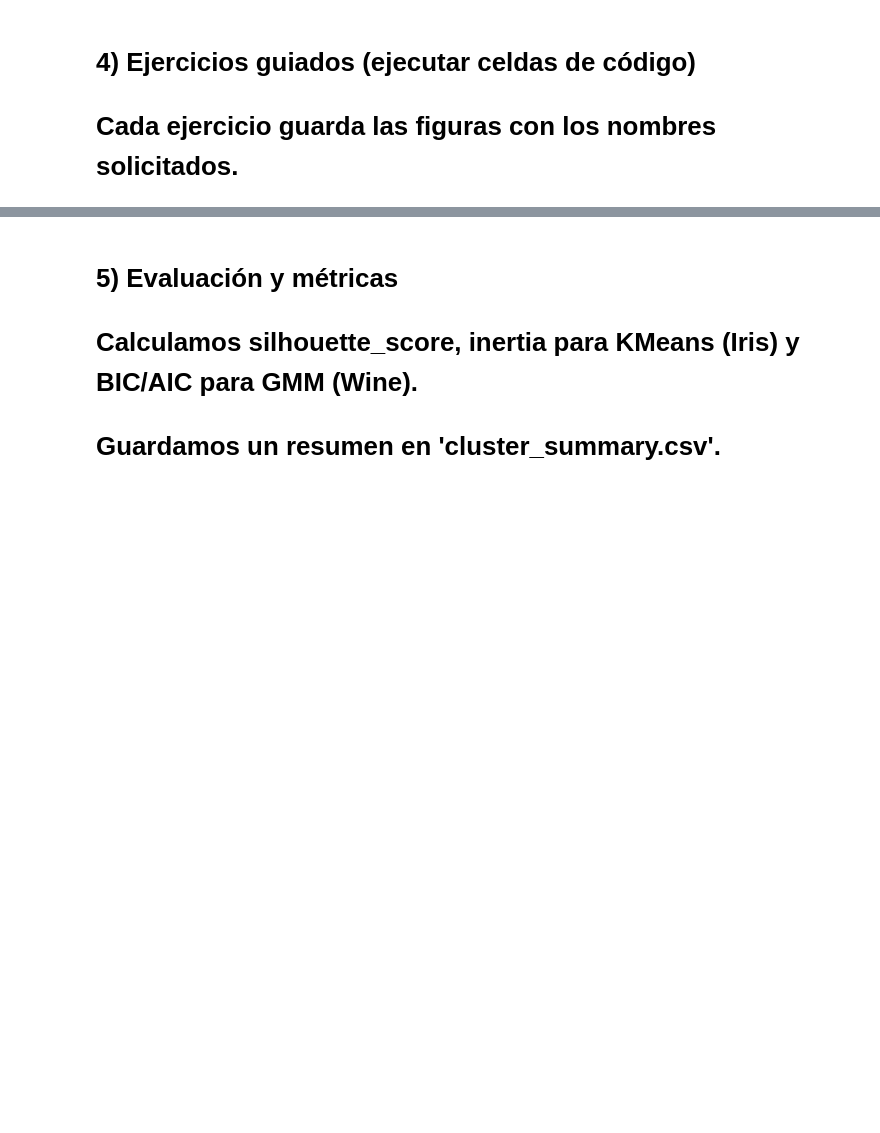
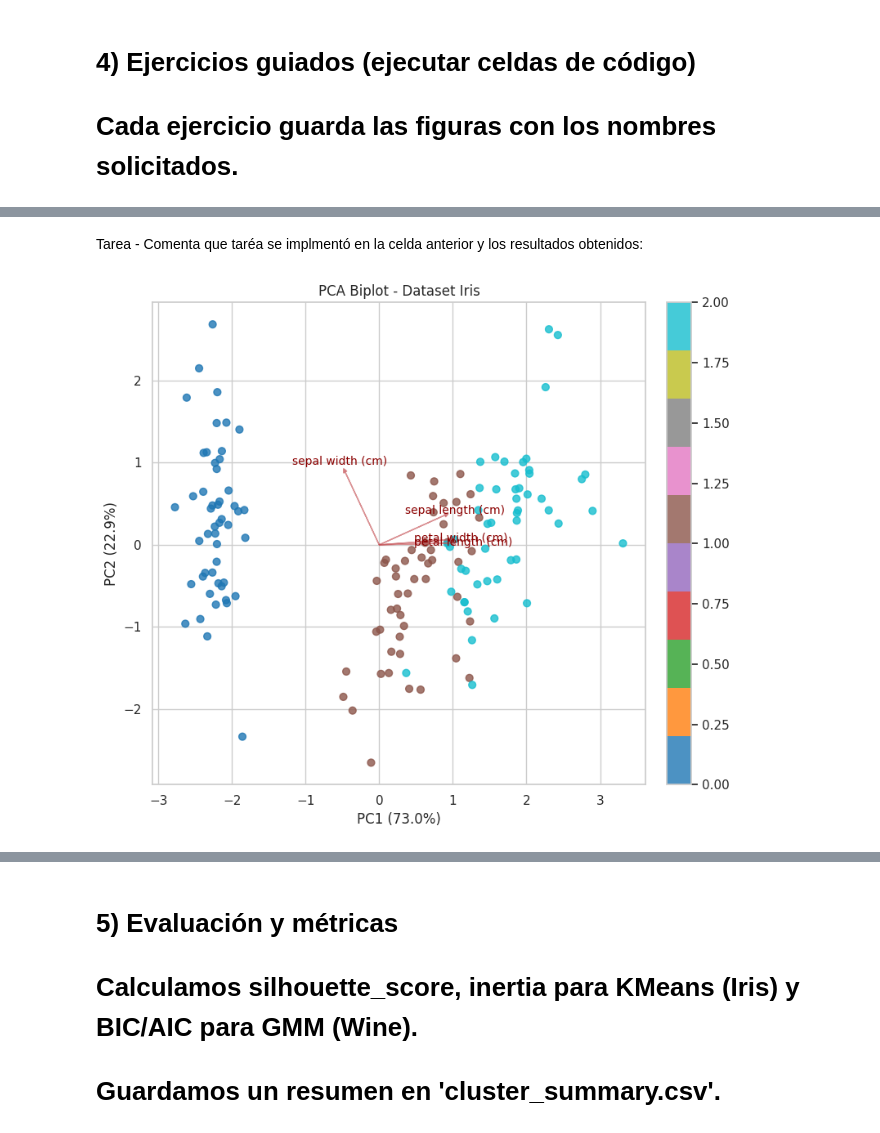
Before and after one commit to Pastor-E-Perez-Estigarribia/curso-iaa, a Jupyter notebook: colab_notebook/5-no_supervisado.ipynb, the cells around one changed output, grey strips where cells are left out. Saved outputs shown, nothing was run; the diff lists cells and outputs as text; code cells hidden in the pictures; blank space fills up the shorter version.

```diff
--- a/colab_notebook/5-no_supervisado.ipynb
+++ b/colab_notebook/5-no_supervisado.ipynb
@@ -105,0 +115,36 @@ def plot_pca_scatter(X, labels, filename='figures/pca_projection.png', title='PC
+# %%
+def plot_pca_biplot(X, labels, feature_names=None, filename='figures/pca_biplot.png', title='PCA Biplot'):
+    """
+    Escala y centra X, proyecta con PCA(2), grafica scatter coloreado por labels
+    y superpone los vectores (loadings) de las variables originales.
+    """
+    # Centrado y escalado de las columnas
+    scaler = StandardScaler()
+    X_scaled = scaler.fit_transform(X)
+
+    pca = PCA(n_components=2, random_state=RND)
+    Z = pca.fit_transform(X_scaled)
+
+    fig, ax = plt.subplots(figsize=(8,7))
+    scatter = ax.scatter(Z[:,0], Z[:,1], c=labels, cmap='tab10', s=40, alpha=0.8)
+
+    # Vectores de carga (loadings) escalados por la varianza explicada
+    loadings = pca.components_.T * np.sqrt(pca.explained_variance_)
+
+    if feature_names is None:
+        feature_names = [f'Var{i+1}' for i in range(X.shape[1])]
+
+    for i, feature in enumerate(feature_names):
+        ax.arrow(0, 0, loadings[i, 0], loadings[i, 1], color='r', alpha=0.6,
+                 head_width=0.05, head_length=0.05)
+        ax.text(loadings[i, 0] * 1.15, loadings[i, 1] * 1.15, feature,
+                color='darkred', ha='center', va='center', fontsize=10)
+
+    ax.set_title(title)
+    ax.set_xlabel(f'PC1 ({pca.explained_variance_ratio_[0]*100:.1f}%)')
+    ax.set_ylabel(f'PC2 ({pca.explained_variance_ratio_[1]*100:.1f}%)')
+    plt.colorbar(scatter, ax=ax, fraction=0.046, pad=0.04)
+    plt.tight_layout()
+    fig.savefig(filename, dpi=150)
+    plt.show()
+    plt.close(fig)
@@ -316,3 +389,16 @@ print("Ejercicio A completado: figuras guardadas en 'figures/'.")
+# %% [markdown]
+Tarea - Comenta que taréa se implmentó en la celda anterior y los resultados obtenidos:
+# %%
+# Aplicar plot_pca_biplot al dataset de Iris
+plot_pca_biplot(
+    X=X_iris,
+    labels=y_iris,
+    feature_names=iris.feature_names,
+    filename='figures/pca_biplot_iris.png',
+    title='PCA Biplot - Dataset Iris'
+)
+# %% [output]
+[figure, added]
 # %%
 # Ejercicio B: make_moons — DBSCAN y KMeans
 X = X_moons_s
```
Also changed, not shown: parts of 50 cells of this notebook.
